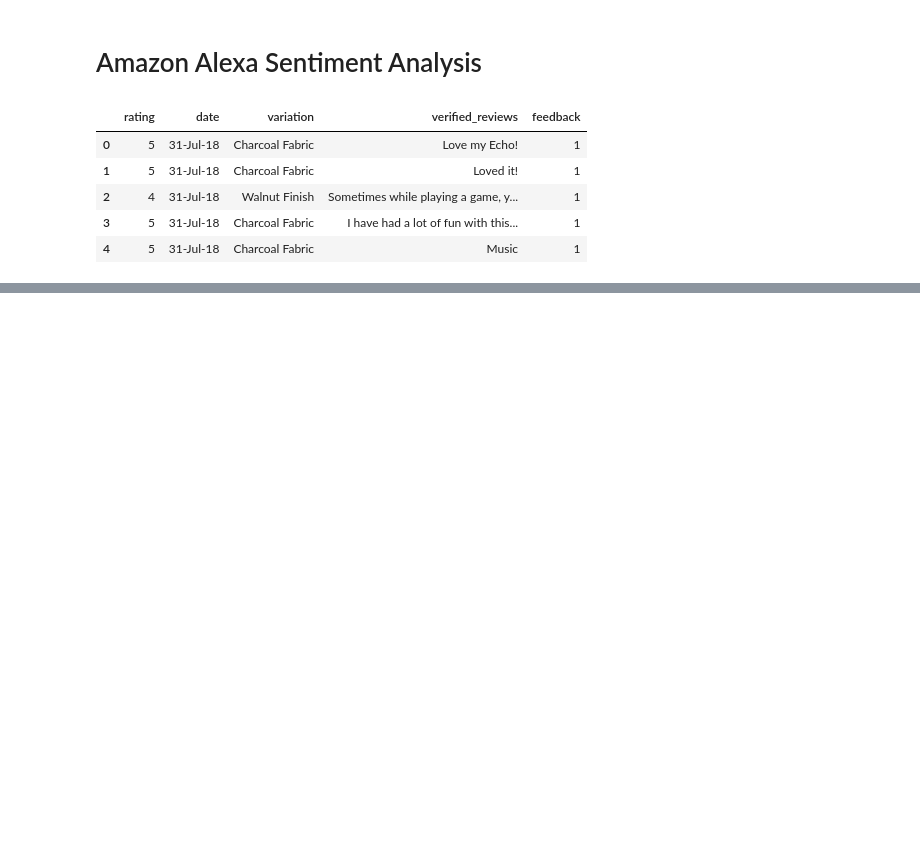
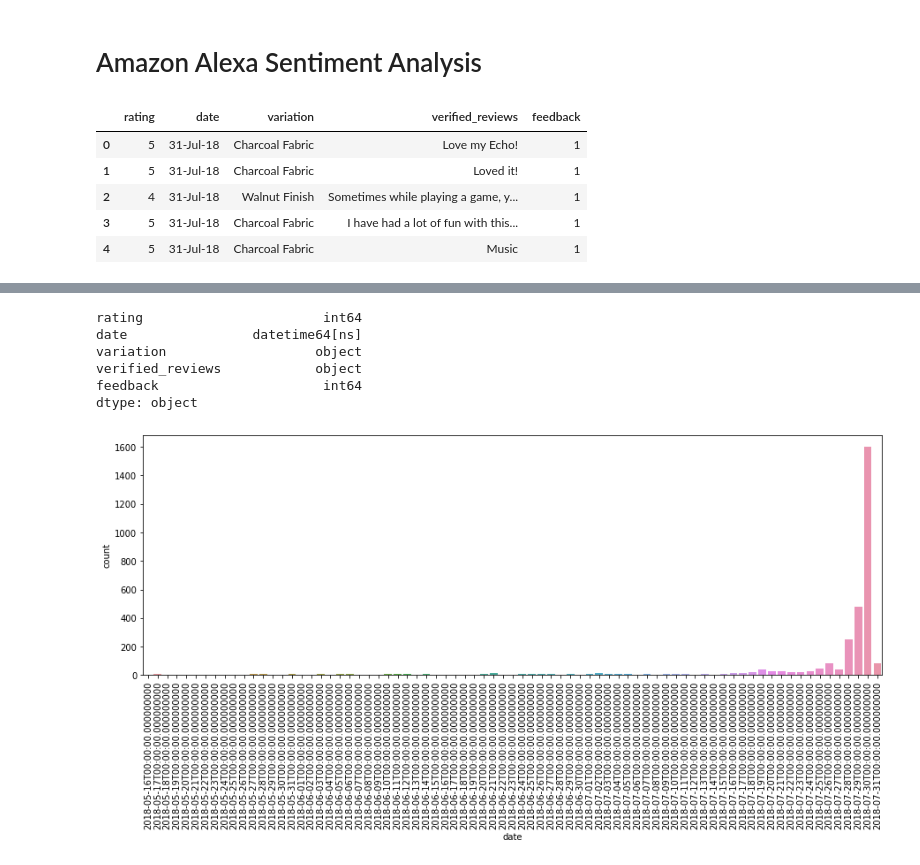
Before and after one commit to ambita20/Amazon_Alexa_Sentiment_Analysis, a Jupyter notebook: SentimentAnalysis.ipynb, the cells around one changed output, grey strips where cells are left out. Saved outputs shown, nothing was run; the diff lists cells and outputs as text; code cells hidden in the pictures; blank space fills up the shorter version.

```diff
--- a/SentimentAnalysis.ipynb
+++ b/SentimentAnalysis.ipynb
@@ -19,0 +57,16 @@ df.head()
+# %%
+df['date']=pd.to_datetime(df['date'], format="%d-%b-%y")
+df.dtypes
+# %% [output]
+rating                       int64
+date                datetime64[ns]
+variation                   object
+verified_reviews            object
+feedback                     int64
+dtype: object
+# %%
+plt.figure(figsize=(15,5))
+ax=sns.countplot(df['date'])
+ax.set_xticklabels(ax.get_xticklabels(), rotation=90);
+# %% [output]
+[figure, added]
```
Also changed, not shown: parts of 7 cells of this notebook.
